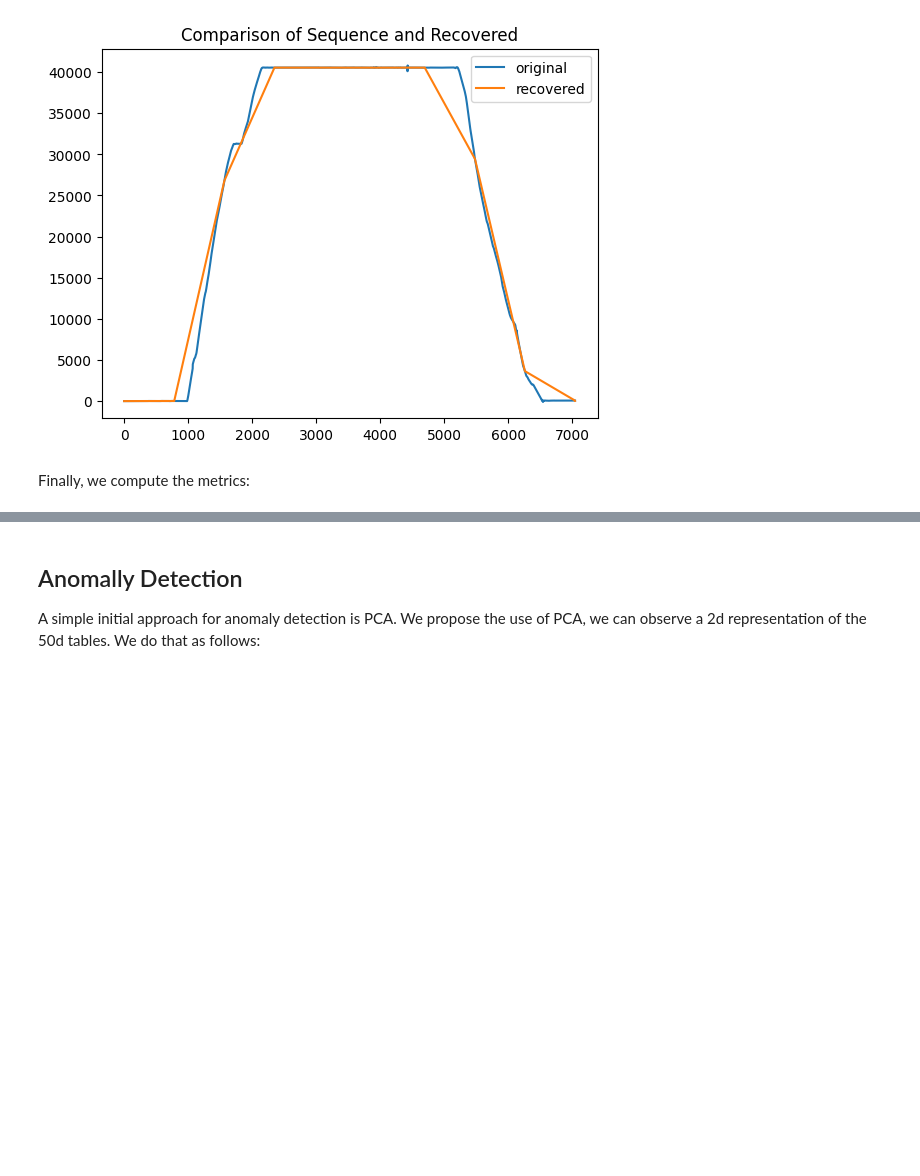
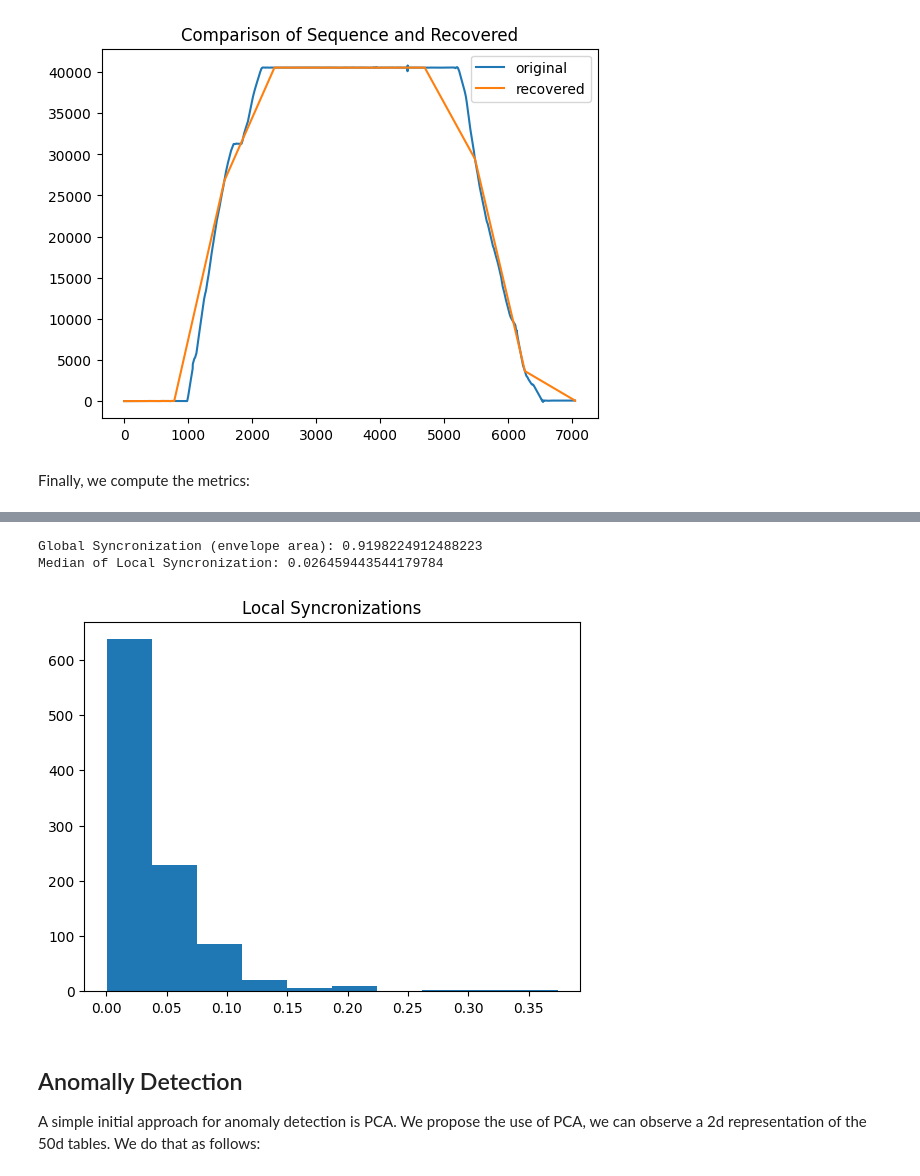
Before and after one commit to fredsonaguiar/descriptive-statistics-uspn-final, a Jupyter notebook: descriptive-statistics-uspn-final-project.ipynb, the cells around one changed output, grey strips where cells are left out. Drawn from its saved outputs; the diff is of its cells as text; code cells hidden in the pictures; blank space fills up the shorter version.

```diff
--- a/descriptive-statistics-uspn-final-project.ipynb
+++ b/descriptive-statistics-uspn-final-project.ipynb
@@ -536,3 +551,18 @@ Local Syncronization: 25.050545669089406
+# %%
+global_syncronization = compute_global_syncronization(simple_table)
+local_syncronization = compute_local_syncronization(simple_table)
+local_syncronization_med = np.median(local_syncronization)
+
+print("Global Syncronization (envelope area):", global_syncronization)
+print("Median of Local Syncronization:", local_syncronization_med)
+
+plt.hist(local_syncronization)
+plt.title("Local Syncronizations")
+plt.show()
+# %% [output]
+Global Syncronization (envelope area): 0.9198224912488223
+Median of Local Syncronization: 0.026459443544179784
+[figure, added]
 # %% [markdown]
 ## Anomally Detection
 
```
Also changed, not shown: parts of 7 cells of this notebook.
